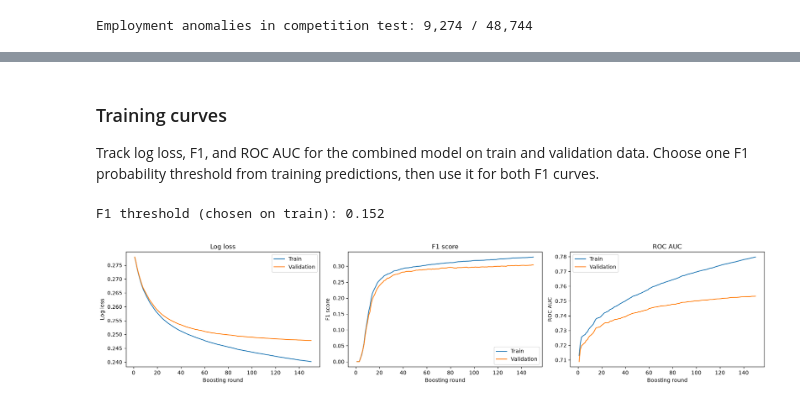
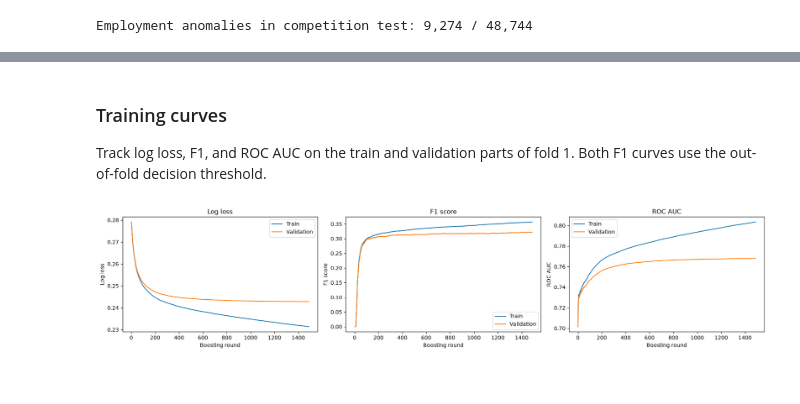
Before and after one commit to ivanlukianets/Deep-Learning-Assignment-1, a Jupyter notebook: ml.ipynb, the cells around one changed output, grey strips where cells are left out. Saved outputs shown, nothing was run; the diff lists cells and outputs as text; code cells hidden in the pictures.

```diff
--- a/ml.ipynb
+++ b/ml.ipynb
@@ -29,9 +30,13 @@ random.seed(200)
 DATA_PATH = Path('./data')
 df_train = pd.read_csv(DATA_PATH / 'application_train.csv')
 df_test = pd.read_csv(DATA_PATH / 'application_test.csv')
+bureau = pd.read_csv(DATA_PATH / 'bureau.csv')
+pos = pd.read_csv(DATA_PATH / 'POS_CASH_balance.csv')
 
 print(f'Train shape: {df_train.shape}')
 print(f'Test shape: {df_test.shape}')
+print(f'Bureau shape: {bureau.shape}')
+print(f'POS_CASH shape: {pos.shape}')
 print(f'\n Train columns: {df_train.columns.tolist()[:10]}...')
 # %% [output]
 Train shape: (307511, 122)
@@ -172,6 +413,8 @@ preprocess = ColumnTransformer(
     transformers=[
         ('numeric', SimpleImputer(strategy='median'), numeric),
         ('car_age', SimpleImputer(strategy='median', add_indicator=True), ['OWN_CAR_AGE']),
+        ('bureau', SimpleImputer(strategy='constant', fill_value=0), bureau_features),
+        ('pos', SimpleImputer(strategy='constant', fill_value=0), pos_features),
         ('categorical', Pipeline([
             ('impute', SimpleImputer(strategy='most_frequent')),
             ('onehot', OneHotEncoder(handle_unknown='ignore')),
@@ -275,9 +520,13 @@ XGBoost gain importance for every processed feature in the combined model. One-h
 # %%
-feature_names = model.named_steps['preprocess'].get_feature_names_out()
-importance_table = pd.DataFrame({
-    'feature': feature_names,
-    'gain_importance': model.named_steps['model'].feature_importances_,
-}).sort_values('gain_importance', ascending=False).reset_index(drop=True)
+importance = pd.concat([
+    pd.Series(fold_model[-1].feature_importances_,
+              index=fold_model.named_steps['preprocess'].get_feature_names_out())
+    for fold_model in fold_models
+], axis=1).mean(axis=1)
+importance_table = (
+    importance.rename('gain_importance').rename_axis('feature')
+    .sort_values(ascending=False).reset_index()
+)
 importance_table.insert(0, 'rank', range(1, len(importance_table) + 1))
 importance_table['top_15'] = importance_table['rank'] <= 15
 importance_table
@@ -316,44 +561,36 @@ plt.show()
 # %% [markdown]
 ### Training curves
-Track log loss, F1, and ROC AUC for the combined model on train and validation data. Choose one F1 probability threshold from training predictions, then use it for both F1 curves.
+Track log loss, F1, and ROC AUC on the train and validation parts of fold 1. Both F1 curves use the out-of-fold decision threshold.
 # %%
-from sklearn.metrics import f1_score, precision_recall_curve
 from xgboost import DMatrix, train as train_xgb
 
-train_probabilities = model.predict_proba(X_train)[:, 1]
-precision, recall, thresholds = precision_recall_curve(y_train, train_probabilities)
-train_f1 = 2 * precision[:-1] * recall[:-1] / (precision[:-1] + recall[:-1] + 1e-12)
-f1_threshold = thresholds[np.argmax(train_f1)]
-print(f'F1 threshold (chosen on train): {f1_threshold:.3f}')
-
-train_processed = model[:-1].transform(X_train)
-val_processed = model[:-1].transform(X_val)
-train_matrix = DMatrix(train_processed, label=y_train)
-val_matrix = DMatrix(val_processed, label=y_val)
+curve_model = fold_models[0]
+train_idx, val_idx = fold_indices[0]
+train_matrix = DMatrix(curve_model[:-1].transform(X_train_val.iloc[train_idx]), label=y_train_val.iloc[train_idx])
+val_matrix = DMatrix(curve_model[:-1].transform(X_train_val.iloc[val_idx]), label=y_train_val.iloc[val_idx])
 
 def f1_metric(y_pred, data):
-    return 'f1', f1_score(data.get_label(), y_pred >= f1_threshold, zero_division=0)
+    return 'f1', f1_score(data.get_label(), y_pred >= decision_threshold, zero_division=0)
 
 params = {key: value for key, value in xgb.get_xgb_params().items() if value is not None}
 params['eval_metric'] = ['logloss', 'auc']
 history = {}
-curve_model = train_xgb(
-    params, train_matrix, num_boost_round=xgb.n_estimators,
+train_xgb(
+    params, train_matrix, num_boost_round=curve_model[-1].get_booster().num_boosted_rounds(),
     evals=[(train_matrix, 'train'), (val_matrix, 'validation')],
     custom_metric=f1_metric, evals_result=history, verbose_eval=False,
 )
 rounds = range(1, len(history['train']['logloss']) + 1)
 
 fig, axes = plt.subplots(1, 3, figsize=(18, 4))
 for ax, metric, title in zip(axes, ['logloss', 'f1', 'auc'], ['Log loss', 'F1 score', 'ROC AUC']):
     sns.lineplot(x=rounds, y=history['train'][metric], ax=ax, label='Train')
     sns.lineplot(x=rounds, y=history['validation'][metric], ax=ax, label='Validation')
     ax.set_title(title)
     ax.set_xlabel('Boosting round')
     ax.set_ylabel(title)
 plt.tight_layout()
 plt.show()
 # %% [output]
-F1 threshold (chosen on train): 0.152
-[figure, old version]
+[figure, new version]
 # %% [markdown]
```
Also changed, not shown: parts of 33 cells of this notebook.
